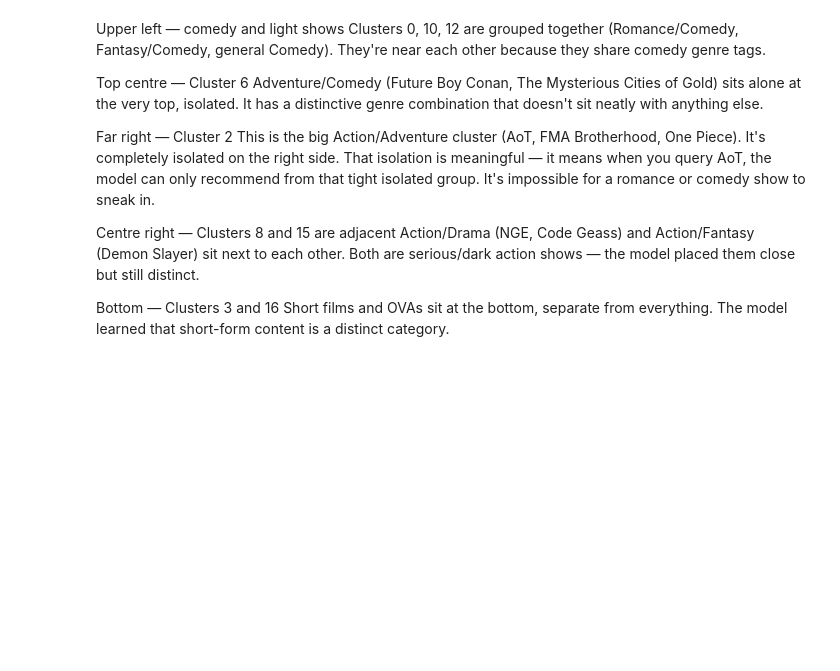
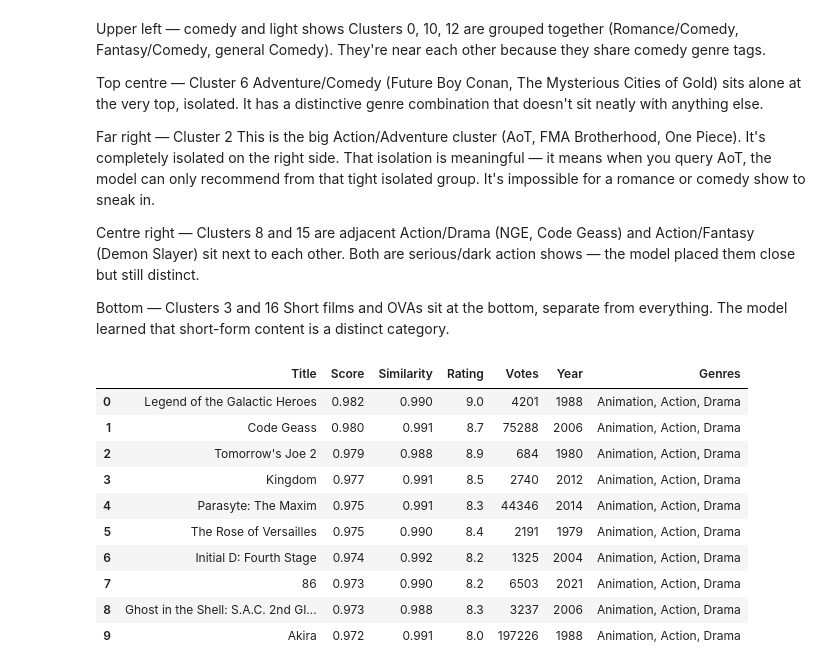
Before and after one commit to hengxu07/anime-recommender, a Jupyter notebook: anime_project.ipynb, the cells around one changed output. Saved outputs shown, nothing was run; the diff lists cells and outputs as text; code cells hidden in the pictures; blank space fills up the shorter version.

```diff
--- a/anime_project.ipynb
+++ b/anime_project.ipynb
@@ -1535,3 +1549,17 @@ Action/Drama (NGE, Code Geass) and Action/Fantasy (Demon Slayer) sit next to eac
 
 Bottom — Clusters 3 and 16
 Short films and OVAs sit at the bottom, separate from everything. The model learned that short-form content is a distinct category.
+# %%
+recommend("Neon Genesis Evangelion")
+# %% [output]
+|  | Title | Score | Similarity | Rating | Votes | Year | Genres |
+| 0 | Legend of the Galactic Heroes | 0.982 | 0.990 | 9.0 | 4201 | 1988 | Animation, Action, Drama |
+| 1 | Code Geass | 0.980 | 0.991 | 8.7 | 75288 | 2006 | Animation, Action, Drama |
+| 2 | Tomorrow's Joe 2 | 0.979 | 0.988 | 8.9 | 684 | 1980 | Animation, Action, Drama |
+| 3 | Kingdom | 0.977 | 0.991 | 8.5 | 2740 | 2012 | Animation, Action, Drama |
+| 4 | Parasyte: The Maxim | 0.975 | 0.991 | 8.3 | 44346 | 2014 | Animation, Action, Drama |
+| 5 | The Rose of Versailles | 0.975 | 0.990 | 8.4 | 2191 | 1979 | Animation, Action, Drama |
+| 6 | Initial D: Fourth Stage | 0.974 | 0.992 | 8.2 | 1325 | 2004 | Animation, Action, Drama |
+| 7 | 86 | 0.973 | 0.990 | 8.2 | 6503 | 2021 | Animation, Action, Drama |
+| 8 | Ghost in the Shell: S.A.C. 2nd GI... | 0.973 | 0.988 | 8.3 | 3237 | 2006 | Animation, Action, Drama |
+| 9 | Akira | 0.972 | 0.991 | 8.0 | 197226 | 1988 | Animation, Action, Drama |
```
Also changed, not shown: parts of 17 cells of this notebook.
